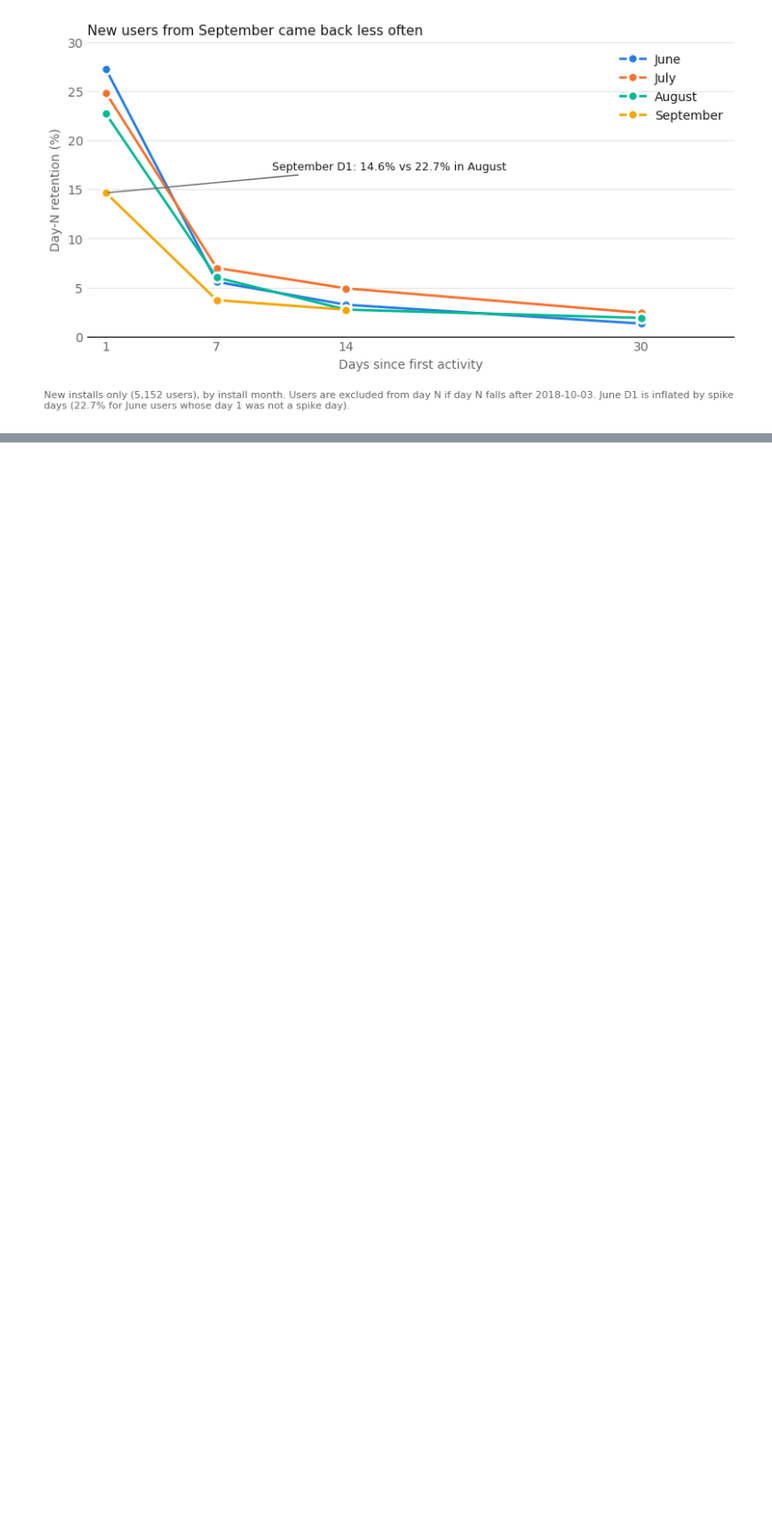
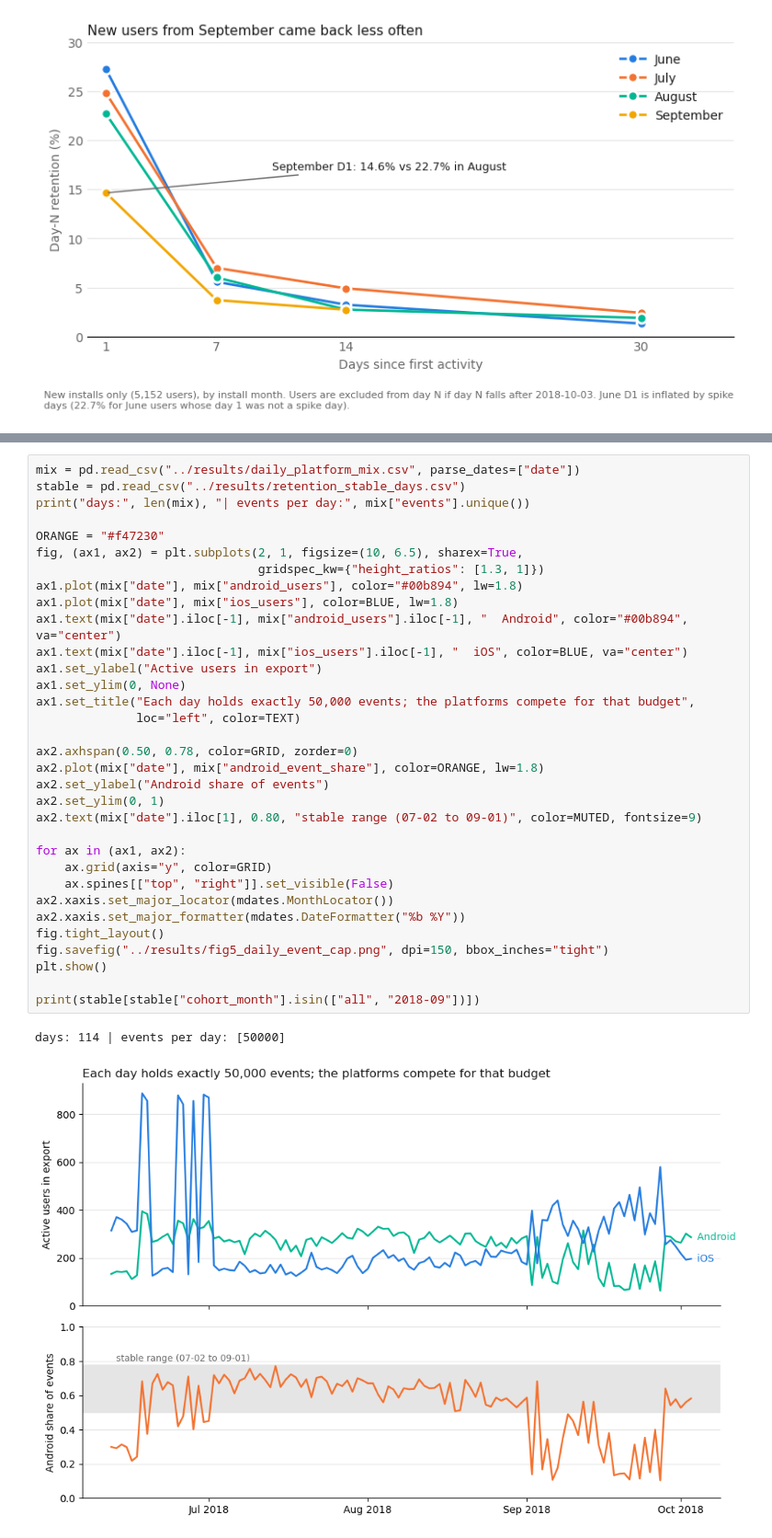
Before and after one commit to KFCkfckfc123/mobile-game-product-analytics, a Jupyter notebook: retention-flood-it/notebooks/01_engagement_retention.ipynb, the cells around one changed output, grey strips where cells are left out. Shown at 92% size. Cells and saved outputs as stored; diff of their text form; blank space fills up the shorter version.

```diff
--- a/retention-flood-it/notebooks/01_engagement_retention.ipynb
+++ b/retention-flood-it/notebooks/01_engagement_retention.ipynb
@@ -107,0 +112,36 @@ plt.show()
+# %%
+mix = pd.read_csv("../results/daily_platform_mix.csv", parse_dates=["date"])
+stable = pd.read_csv("../results/retention_stable_days.csv")
+print("days:", len(mix), "| events per day:", mix["events"].unique())
+
+ORANGE = "#f47230"
+fig, (ax1, ax2) = plt.subplots(2, 1, figsize=(10, 6.5), sharex=True,
+                               gridspec_kw={"height_ratios": [1.3, 1]})
+ax1.plot(mix["date"], mix["android_users"], color="#00b894", lw=1.8)
+ax1.plot(mix["date"], mix["ios_users"], color=BLUE, lw=1.8)
+ax1.text(mix["date"].iloc[-1], mix["android_users"].iloc[-1], "  Android", color="#00b894", va="center")
+ax1.text(mix["date"].iloc[-1], mix["ios_users"].iloc[-1], "  iOS", color=BLUE, va="center")
+ax1.set_ylabel("Active users in export")
+ax1.set_ylim(0, None)
+ax1.set_title("Each day holds exactly 50,000 events; the platforms compete for that budget",
+              loc="left", color=TEXT)
+
+ax2.axhspan(0.50, 0.78, color=GRID, zorder=0)
+ax2.plot(mix["date"], mix["android_event_share"], color=ORANGE, lw=1.8)
+ax2.set_ylabel("Android share of events")
+ax2.set_ylim(0, 1)
+ax2.text(mix["date"].iloc[1], 0.80, "stable range (07-02 to 09-01)", color=MUTED, fontsize=9)
+
+for ax in (ax1, ax2):
+    ax.grid(axis="y", color=GRID)
+    ax.spines[["top", "right"]].set_visible(False)
+ax2.xaxis.set_major_locator(mdates.MonthLocator())
+ax2.xaxis.set_major_formatter(mdates.DateFormatter("%b %Y"))
+fig.tight_layout()
+fig.savefig("../results/fig5_daily_event_cap.png", dpi=150, bbox_inches="tight")
+plt.show()
+
+print(stable[stable["cohort_month"].isin(["all", "2018-09"])])
+# %% [output]
+days: 114 | events per day: [50000]
+[figure, added]
```
Also changed, not shown: parts of 2 cells of this notebook, 6 other files.
